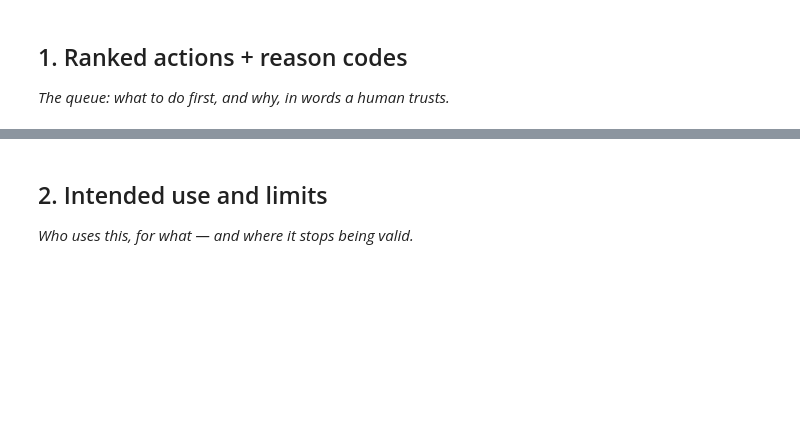
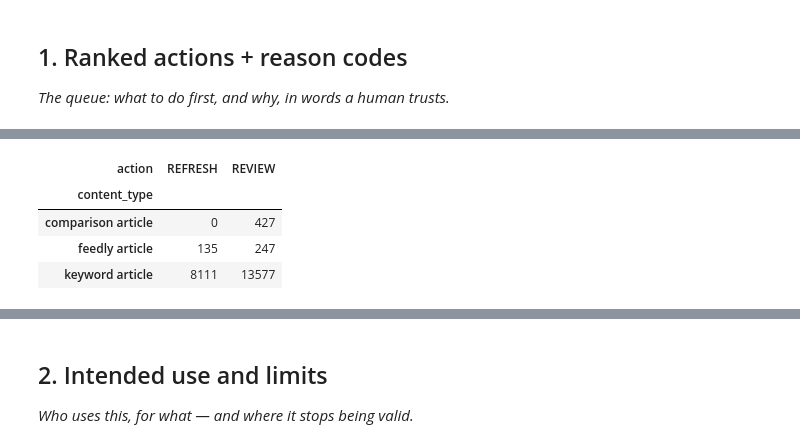
Before and after one commit to Ayesha-Shahzadkhan/flyrank-assignment1, a Jupyter notebook: work/notebooks/w07_action_playbook.ipynb, the cells around one changed output, grey strips where cells are left out. Cells and saved outputs as stored; diff of their text form; code cells hidden in the pictures; blank space fills up the shorter version.

```diff
--- a/work/notebooks/w07_action_playbook.ipynb
+++ b/work/notebooks/w07_action_playbook.ipynb
@@ -12,0 +105,9 @@ This skeleton is yours to fill. Work the sections **in order** — each one has
+# %%
+archetype_action = pd.crosstab(queue['content_type'], queue['action'])
+archetype_action
+# %% [output]
+| action | REFRESH | REVIEW |
+| content_type |  |  |
+| comparison article | 0 | 427 |
+| feedly article | 135 | 247 |
+| keyword article | 8111 | 13577 |
```
Also changed, not shown: parts of 16 cells of this notebook.
